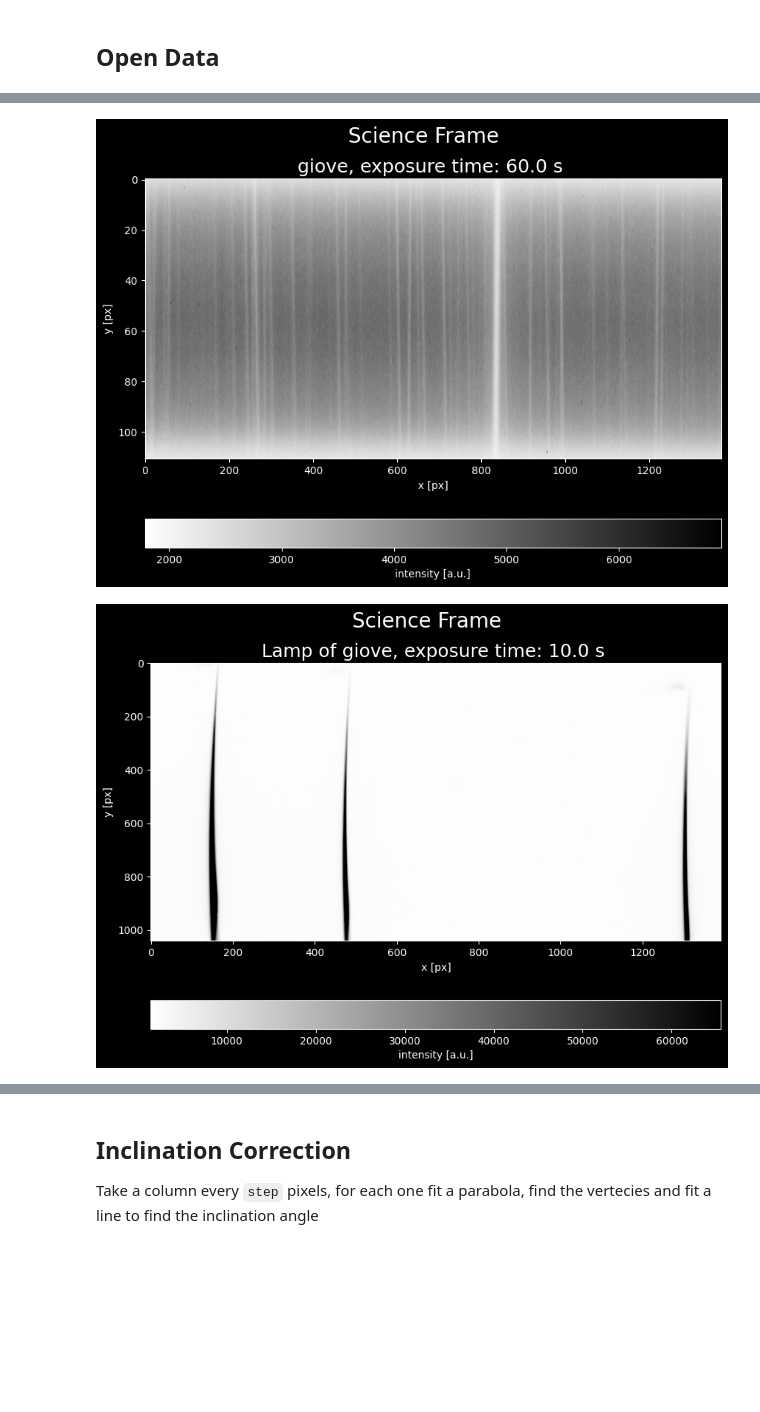
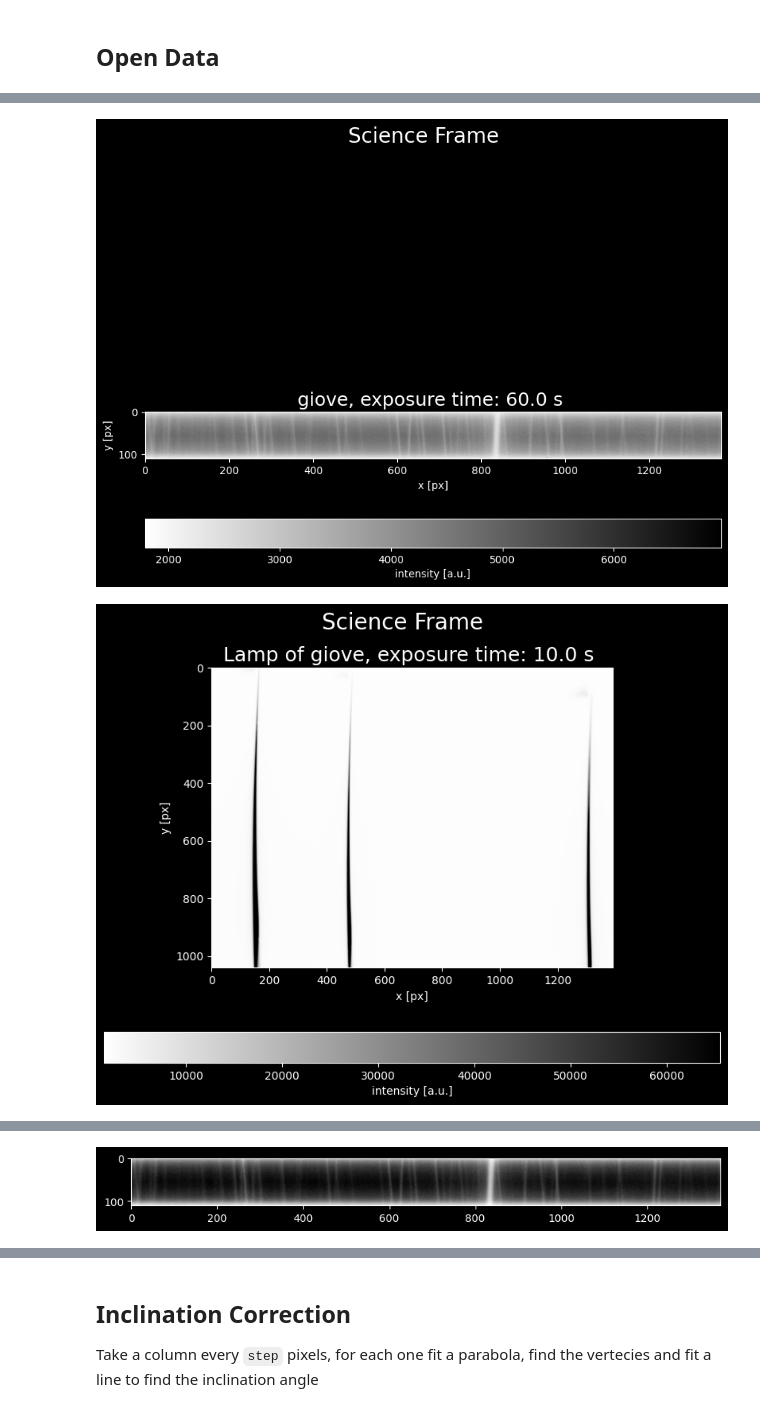
Before and after one commit to 00-berni/proj_3, a Jupyter notebook: implementation_notebook.ipynb, the cells around one changed output, grey strips where cells are left out. Cells and saved outputs as stored; diff of their text form; code cells hidden in the pictures; blank space fills up the shorter version.

Commit message:
Fix errors and add medfilt

```diff
--- a/implementation_notebook.ipynb
+++ b/implementation_notebook.ipynb
@@ -32,9 +32,16 @@ fit_args = { 'mode': 'odr' }                #: parameters for the fit
 lim_width = [[0,1391],[[0,112],[108,221]]]  #: coordinates of the ends of the spectrum
 lag = 15                                    #: step length to collect xdata
 # open and extract the fit file
-jupiter, lamp = spc.get_target_data(OBS_NIGHT,TARGET_NAME,SELECTION,angle=None,lim_width=lim_width,lag=lag,gauss_corr=False,lamp_incl=False, fit_args=fit_args, diagn_plots=False,norm='log')
+jupiter, lamp = spc.get_target_data(OBS_NIGHT,TARGET_NAME,SELECTION,angle=None,lim_width=lim_width,lag=lag,gauss_corr=False,lamp_incl=False, fit_args=fit_args, diagn_plots=False,norm='log',aspect='equal')
 
-data = jupiter.data.copy()
+
+plt.figure(figsize=(10,7))
+plt.imshow(jupiter.data,cmap='gray_r',norm='log')
+from scipy.signal import medfilt2d
+data = medfilt2d(jupiter.data.copy())
+plt.figure(figsize=(10,7))
+plt.imshow(data,cmap='gray_r',norm='log')
+plt.show()
 
 plt.figure()
 for i in range(data.shape[1])[::5]:
@@ -61,2 +68,2 @@ Inclination Angle : 4.441e+00 +/- 4.4e-02 deg  -->  0.99 %
-[figure, old version]
+[figure, new version]
-[figure, old version]
+[figure, new version]
@@ -63,0 +71 @@ Inclination Angle : 4.441e+00 +/- 4.4e-02 deg  -->  0.99 %
+[figure, added]
```
Also changed, not shown: parts of 5 cells of this notebook.
